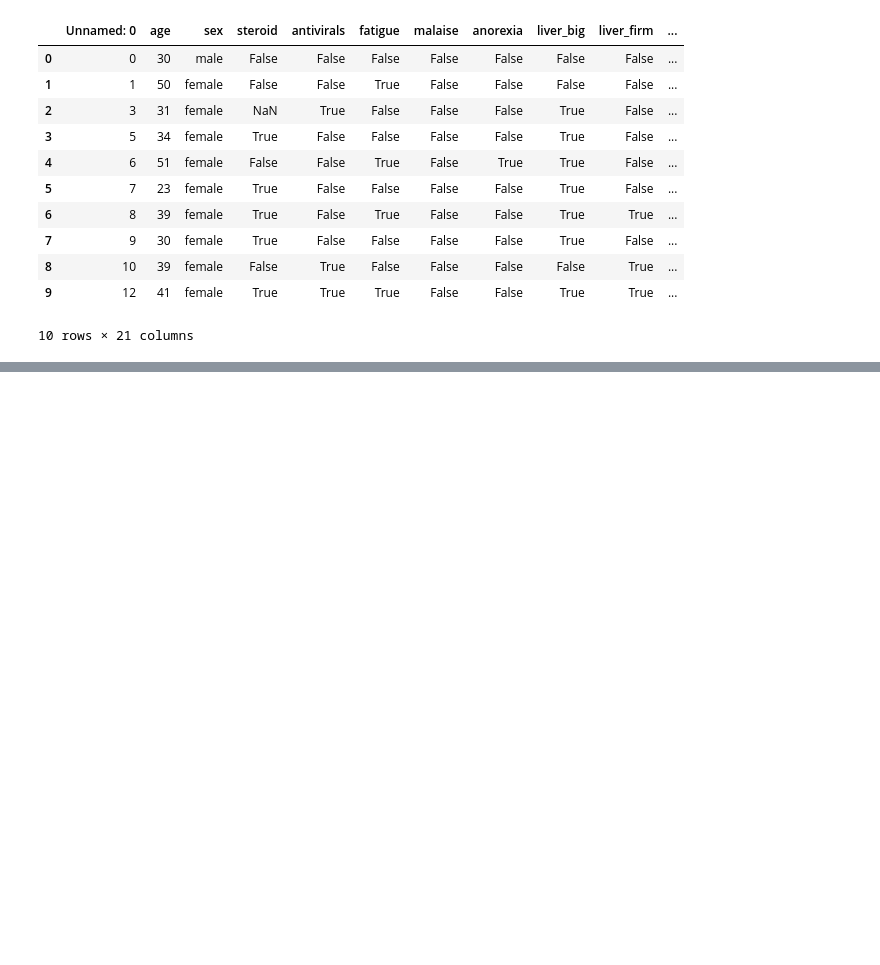
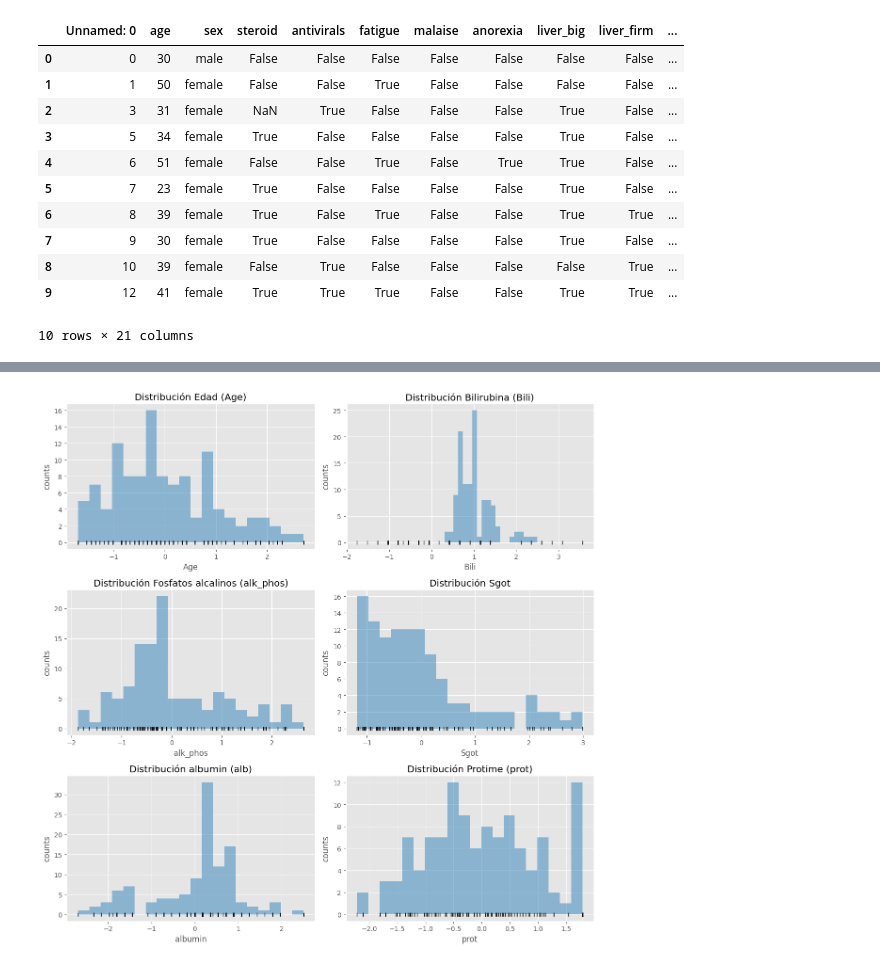
Before and after one commit to RDLL/curso_mineria_de_datos, a Jupyter notebook: Tarea4.ipynb, the cells around one changed output, grey strips where cells are left out. Cells and saved outputs as stored; diff of their text form; code cells hidden in the pictures; blank space fills up the shorter version.

Commit message:
add standarization with zscore

```diff
--- a/Tarea4.ipynb
+++ b/Tarea4.ipynb
@@ -123,0 +166,3 @@ plt.tight_layout();
+# %%
+zscore_df = stats.zscore(datos,axis=0)
+print(zscore_df)
@@ -123,0 +184,42 @@ plt.tight_layout();
+# %%
+fig, axs = plt.subplots(nrows=3, ncols=2, figsize=(12, 12))
+
+axs[0][0].hist(x=zscore_df.age, bins=20, color="#3182bd", alpha=0.5)
+axs[0][0].plot(zscore_df.age, np.full_like(zscore_df.age, -0.01), '|k', markeredgewidth=1)
+axs[0][0].set_title('Distribución Edad (Age)')
+axs[0][0].set_xlabel('Age')
+axs[0][0].set_ylabel('counts')
+
+axs[0][1].hist(x=datos.bilirubin, bins=20, color="#3182bd", alpha=0.5)
+axs[0][1].plot(zscore_df.bilirubin, np.full_like(zscore_df.bilirubin, -0.01), '|k', markeredgewidth=1)
+axs[0][1].set_title('Distribución Bilirubina (Bili)')
+axs[0][1].set_xlabel('Bili')
+axs[0][1].set_ylabel('counts')
+
+axs[1][0].hist(x=zscore_df.alk_phosphate, bins=20, color="#3182bd", alpha=0.5)
+axs[1][0].plot(zscore_df.alk_phosphate, np.full_like(zscore_df.alk_phosphate, -0.01), '|k', markeredgewidth=1)
+axs[1][0].set_title('Distribución Fosfatos alcalinos (alk_phos)')
+axs[1][0].set_xlabel('alk_phos')
+axs[1][0].set_ylabel('counts')
+
+axs[1][1].hist(x=zscore_df.sgot, bins=20, color="#3182bd", alpha=0.5)
+axs[1][1].plot(zscore_df.sgot, np.full_like(zscore_df.sgot, -0.01), '|k', markeredgewidth=1)
+axs[1][1].set_title('Distribución Sgot')
+axs[1][1].set_xlabel('Sgot')
+axs[1][1].set_ylabel('counts')
+
+axs[2][0].hist(x=zscore_df.albumin, bins=20, color="#3182bd", alpha=0.5)
+axs[2][0].plot(zscore_df.albumin, np.full_like(zscore_df.albumin, -0.01), '|k', markeredgewidth=1)
+axs[2][0].set_title('Distribución albumin (alb)')
+axs[2][0].set_xlabel('albumin')
+axs[2][0].set_ylabel('counts')
+
+axs[2][1].hist(x=zscore_df.protime, bins=20, color="#3182bd", alpha=0.5)
+axs[2][1].plot(zscore_df.protime, np.full_like(zscore_df.protime, -0.01), '|k', markeredgewidth=1)
+axs[2][1].set_title('Distribución Protime (prot)')
+axs[2][1].set_xlabel('prot')
+axs[2][1].set_ylabel('counts')
+
+plt.tight_layout();
+# %% [output]
+[figure, added]
```
Also changed, not shown: parts of 7 cells of this notebook.
